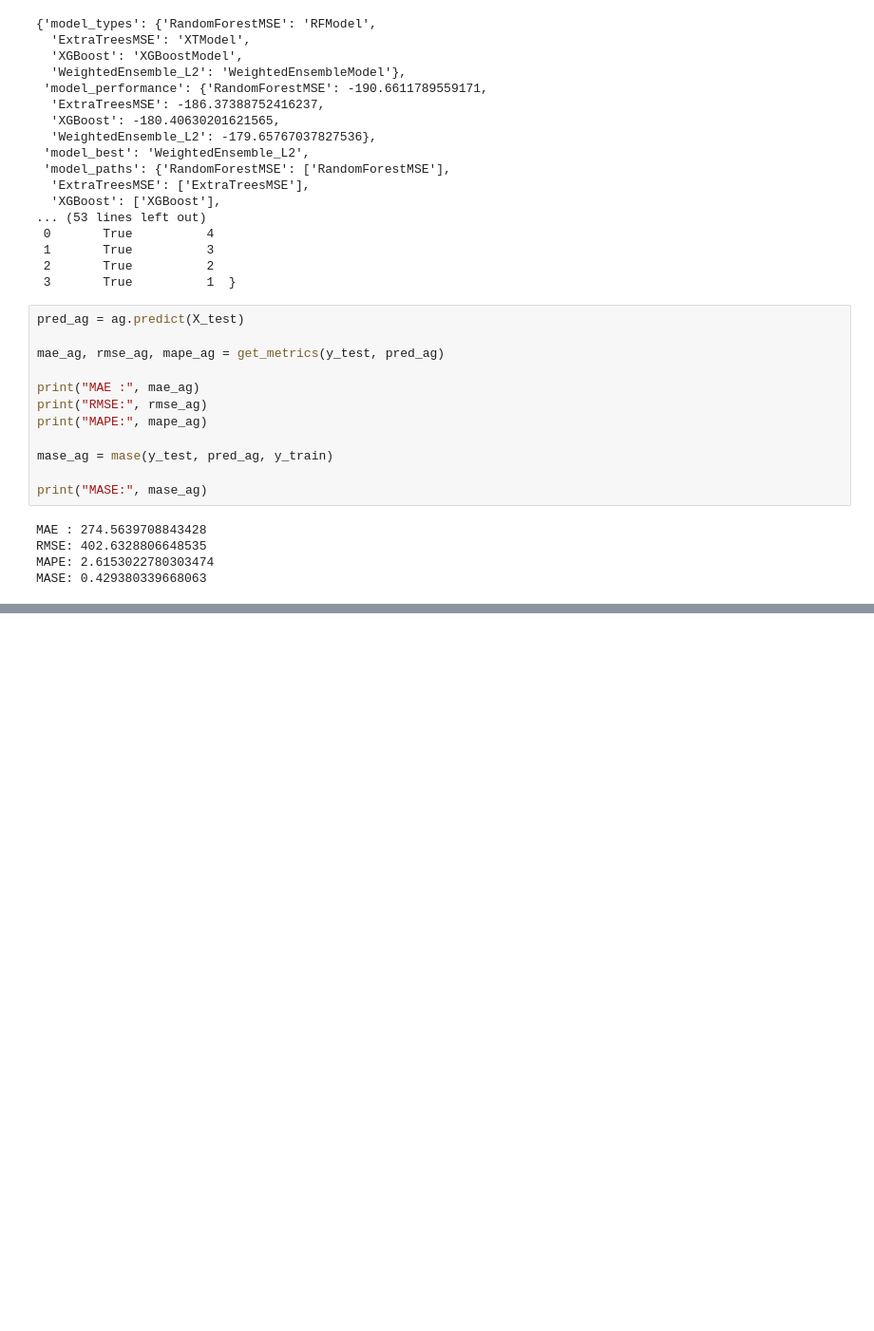
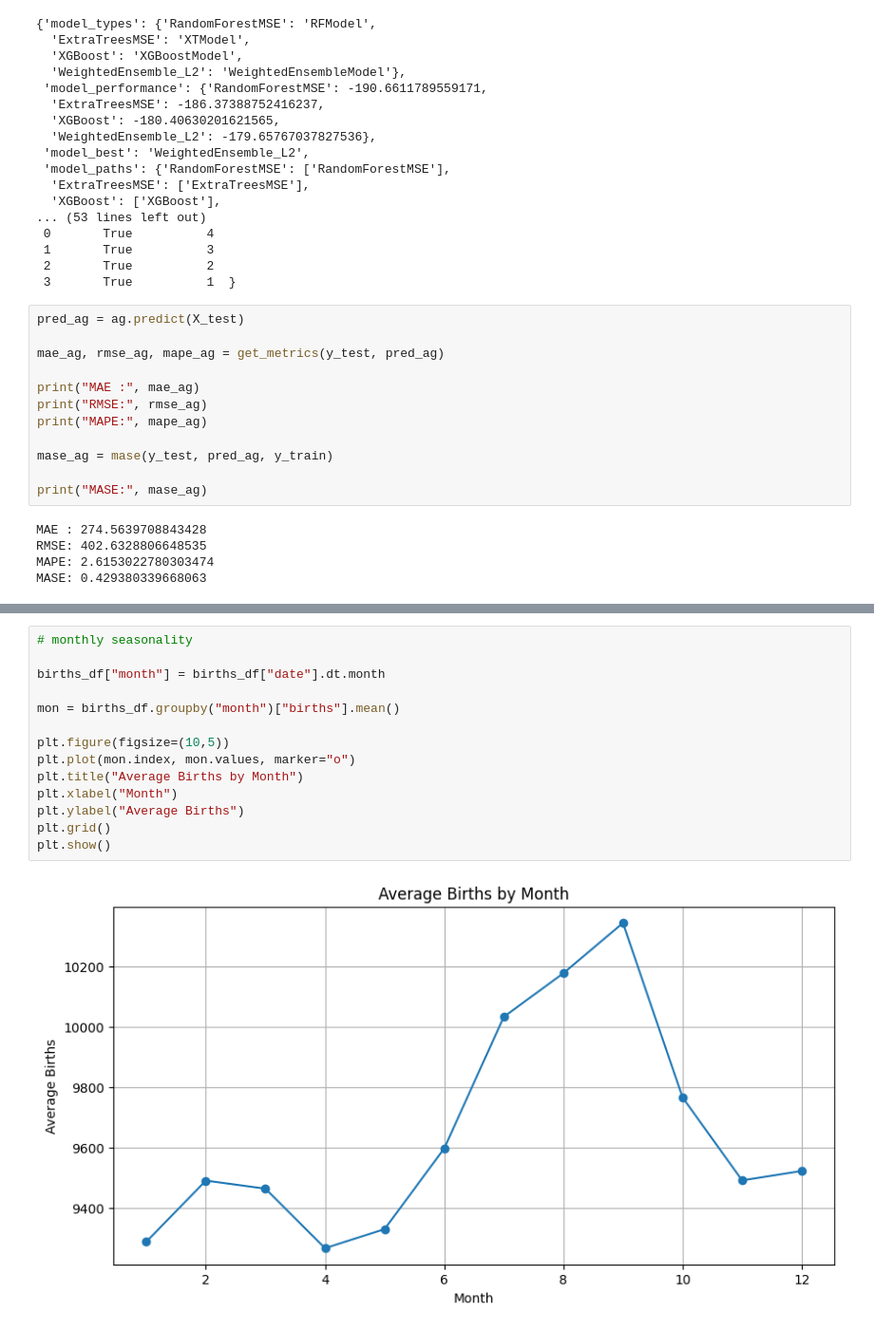
Before and after one commit to parthlearning10-bot/TASK_TIME_SERIES_DATA, a Jupyter notebook: NOTEBOOK/eda.ipynb, the cells around one changed output, grey strips where cells are left out. Shown at 95% size. Drawn from its saved outputs; the diff is of its cells as text; blank space fills up the shorter version.

```diff
--- a/NOTEBOOK/eda.ipynb
+++ b/NOTEBOOK/eda.ipynb
@@ -938,0 +846,16 @@ MASE: 0.429380339668063
+# %%
+# monthly seasonality
+
+births_df["month"] = births_df["date"].dt.month
+
+mon = births_df.groupby("month")["births"].mean()
+
+plt.figure(figsize=(10,5))
+plt.plot(mon.index, mon.values, marker="o")
+plt.title("Average Births by Month")
+plt.xlabel("Month")
+plt.ylabel("Average Births")
+plt.grid()
+plt.show()
+# %% [output]
+[figure, added]
```
Also changed, not shown: parts of 37 cells of this notebook, 2 other files.
